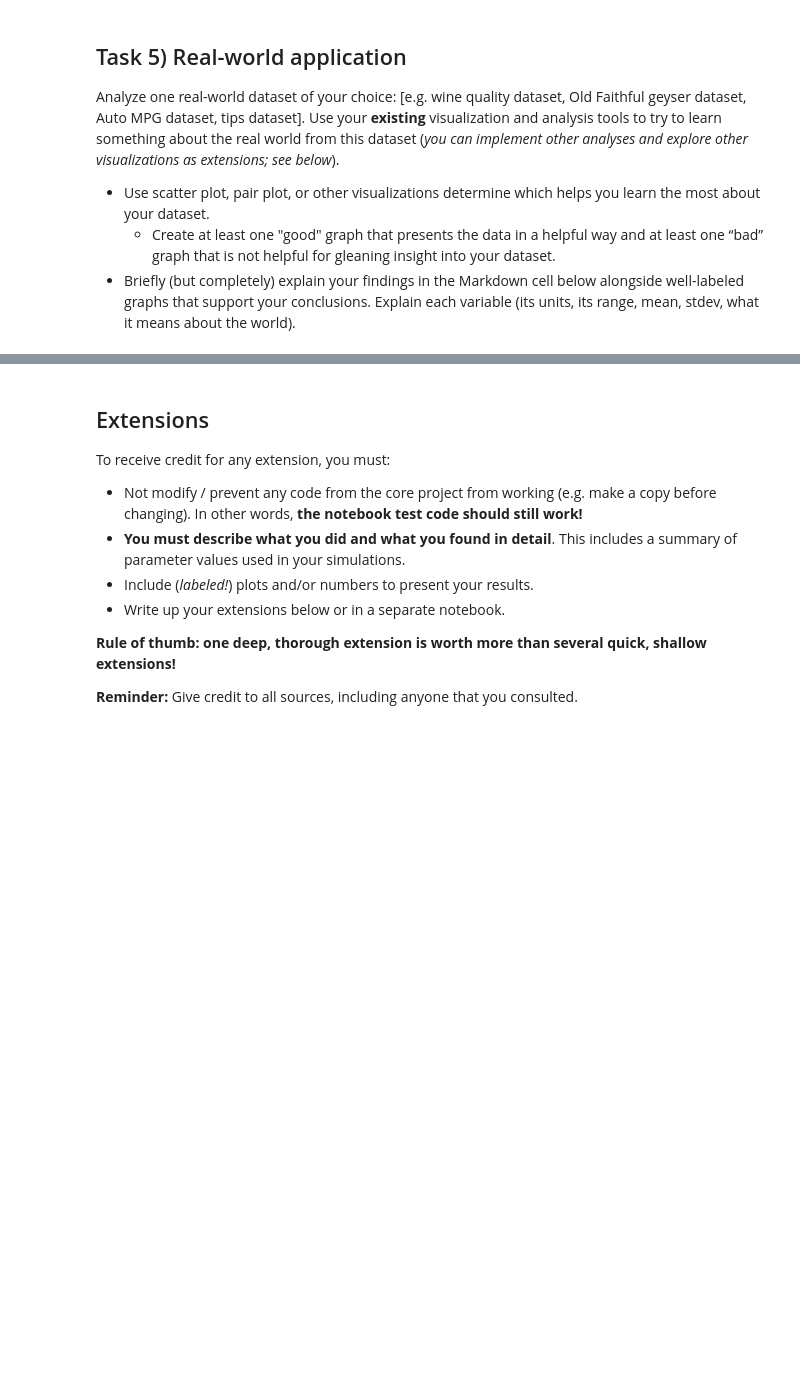
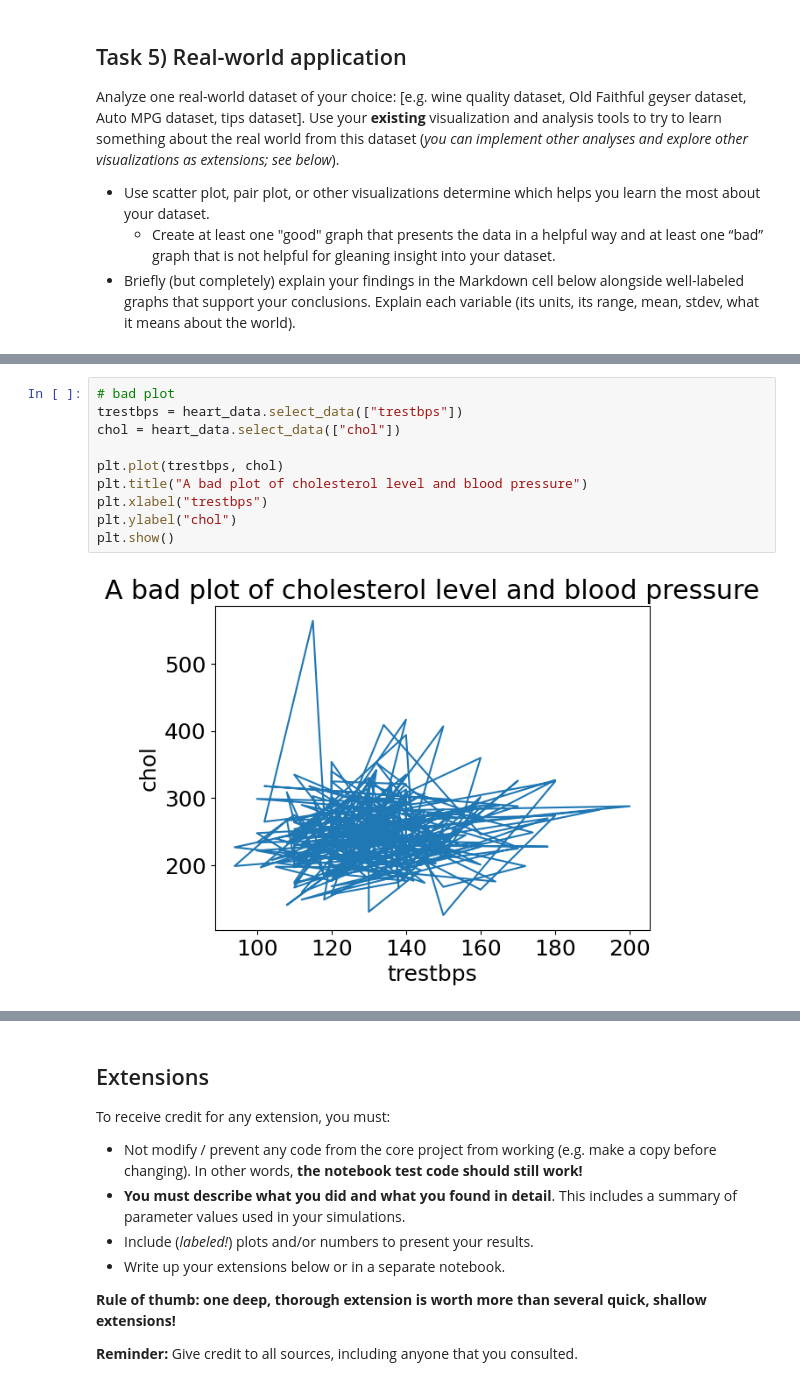
Before and after one commit to dnnguy23/cs251_project1, a Jupyter notebook: analysis.ipynb, the cells around one changed output, grey strips where cells are left out. Saved outputs shown, nothing was run; the diff lists cells and outputs as text; blank space fills up the shorter version.

```diff
--- a/analysis.ipynb
+++ b/analysis.ipynb
@@ -519,0 +544,12 @@ Analyze one real-world dataset of your choice: [e.g. wine quality dataset, Old F
+# %%
+# bad plot
+trestbps = heart_data.select_data(["trestbps"])
+chol = heart_data.select_data(["chol"])
+
+plt.plot(trestbps, chol)
+plt.title("A bad plot of cholesterol level and blood pressure")
+plt.xlabel("trestbps")
+plt.ylabel("chol")
+plt.show()
+# %% [output]
+[figure, added]
```
Also changed, not shown: parts of 5 cells of this notebook, 2 other files.
